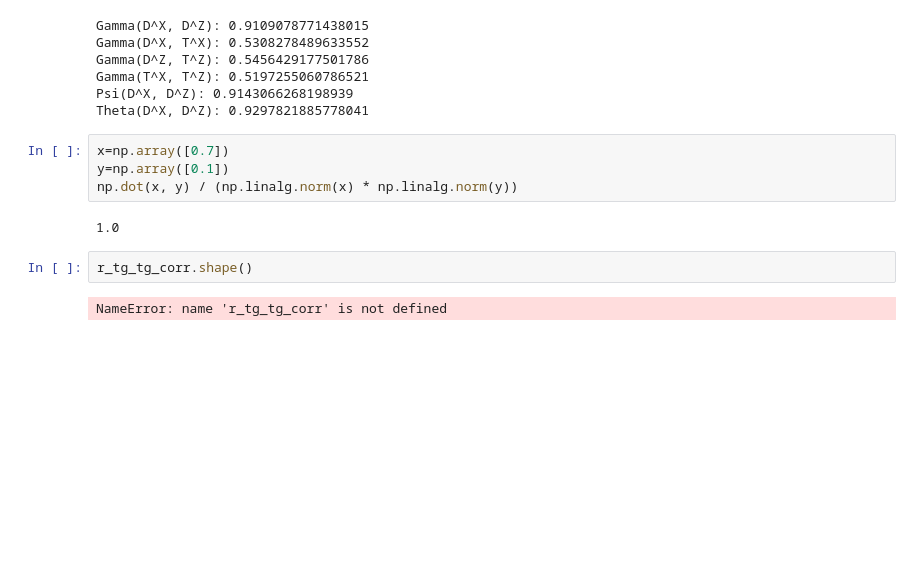
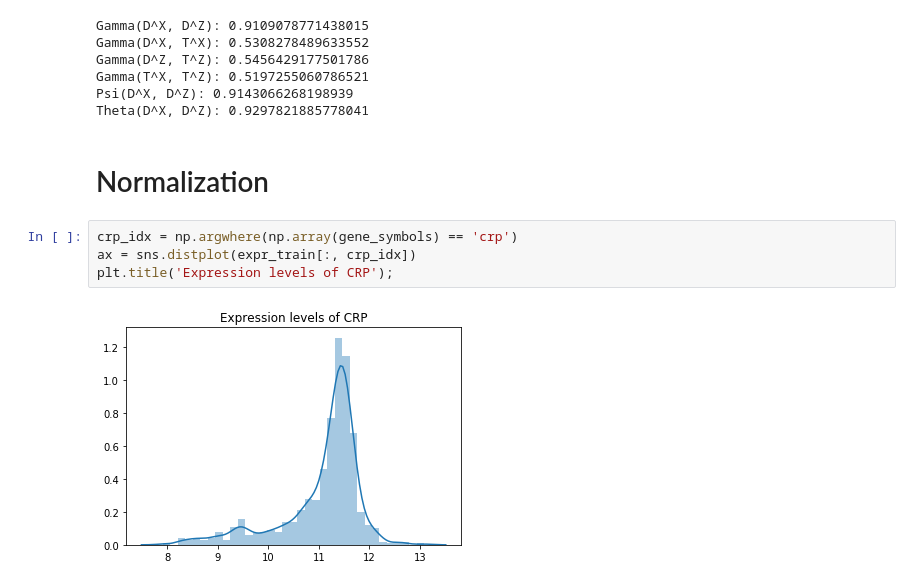
Before and after one commit to rvinas/adversarial-gene-expression, a Jupyter notebook: src/eda.ipynb, the cells around one changed output. Cells and saved outputs as stored; diff of their text form; blank space fills up the shorter version.

Commit message:
Data normalization + Clip outliers. Reasonable results

```diff
--- a/src/eda.ipynb
+++ b/src/eda.ipynb
@@ -110,13 +110,11 @@ Gamma(D^Z, T^Z): 0.5456429177501786
 Gamma(T^X, T^Z): 0.5197255060786521
 Psi(D^X, D^Z): 0.9143066268198939
 Theta(D^X, D^Z): 0.9297821885778041
-# %%
-x=np.array([0.7])
-y=np.array([0.1])
-np.dot(x, y) / (np.linalg.norm(x) * np.linalg.norm(y))
-# %% [output]
-1.0
-# %%
-r_tg_tg_corr.shape()
-# %% [output]
-NameError: name 'r_tg_tg_corr' is not defined
+# %% [markdown]
+# Normalization
+# %%
+crp_idx = np.argwhere(np.array(gene_symbols) == 'crp')
+ax = sns.distplot(expr_train[:, crp_idx])
+plt.title('Expression levels of CRP');
+# %% [output]
+[figure, added]
```
Also changed, not shown: parts of 6 cells of this notebook, 3 other files.
